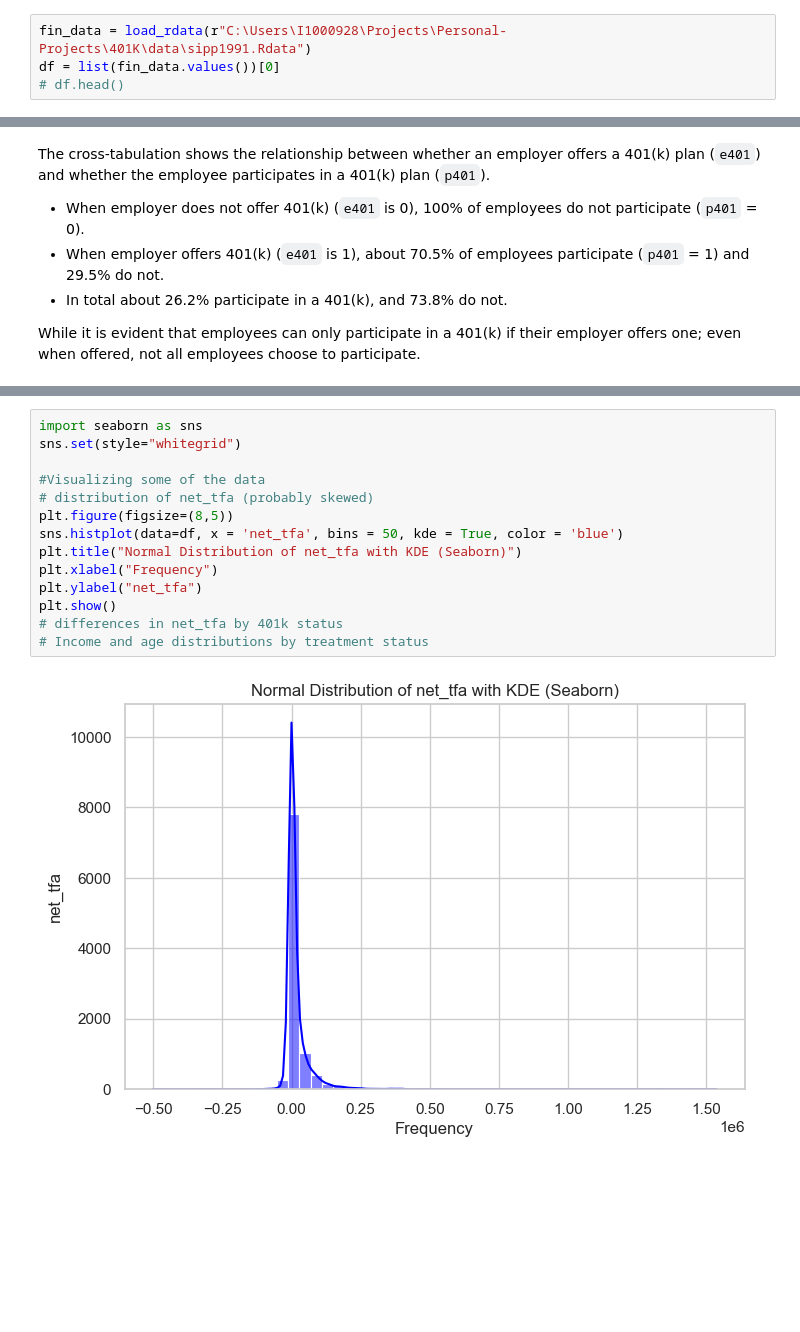
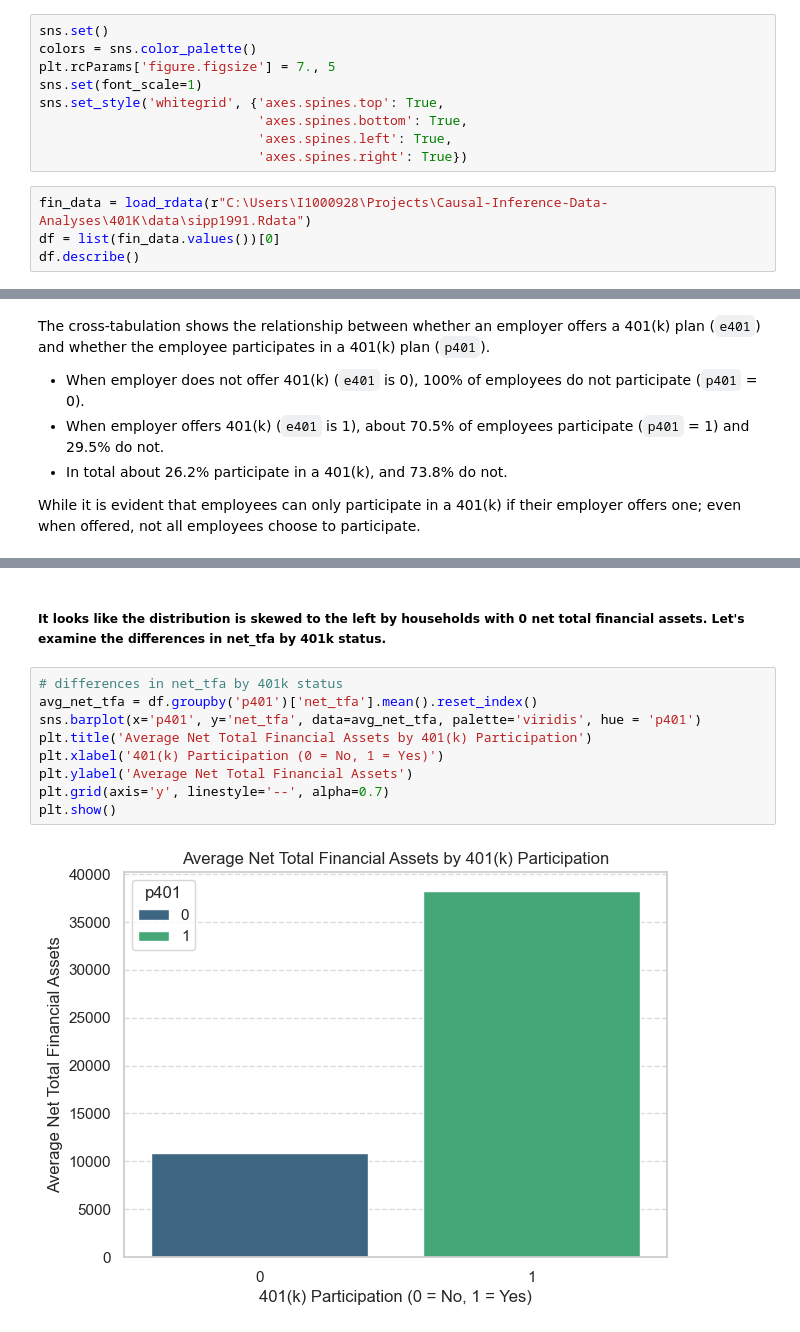
Before and after one commit to mindphil/Causal-Inference-Data-Analyses, a Jupyter notebook: 401K/sipp1991.ipynb, the cells around one changed output, grey strips where cells are left out. Saved outputs shown, nothing was run; the diff lists cells and outputs as text; blank space fills up the shorter version.

```diff
--- a/401K/sipp1991.ipynb
+++ b/401K/sipp1991.ipynb
@@ -46,4 +48,13 @@ Current working directory: c:\Users\I1000928\Projects\Personal-Projects\401K
+# %%
+sns.set()
+colors = sns.color_palette()
+plt.rcParams['figure.figsize'] = 7., 5
+sns.set(font_scale=1)
+sns.set_style('whitegrid', {'axes.spines.top': True,
+                            'axes.spines.bottom': True,
+                            'axes.spines.left': True,
+                            'axes.spines.right': True})
 # %%
-fin_data = load_rdata(r"C:\Users\I1000928\Projects\Personal-Projects\401K\data\sipp1991.Rdata")
+fin_data = load_rdata(r"C:\Users\I1000928\Projects\Causal-Inference-Data-Analyses\401K\data\sipp1991.Rdata")
 df = list(fin_data.values())[0]
-# df.head()
+df.describe()
@@ -80,16 +111,13 @@ While it is evident that employees can only participate in a 401(k) if their emp
+# %% [markdown]
+##### It looks like the distribution is skewed to the left by households with 0 net total financial assets. Let's examine the differences in net_tfa by 401k status.
 # %%
-import seaborn as sns
-sns.set(style="whitegrid")
-
-#Visualizing some of the data
-# distribution of net_tfa (probably skewed)
-plt.figure(figsize=(8,5))
-sns.histplot(data=df, x = 'net_tfa', bins = 50, kde = True, color = 'blue')
-plt.title("Normal Distribution of net_tfa with KDE (Seaborn)")
-plt.xlabel("Frequency")
-plt.ylabel("net_tfa")
+# differences in net_tfa by 401k status
+avg_net_tfa = df.groupby('p401')['net_tfa'].mean().reset_index()
+sns.barplot(x='p401', y='net_tfa', data=avg_net_tfa, palette='viridis', hue = 'p401')
+plt.title('Average Net Total Financial Assets by 401(k) Participation')
+plt.xlabel('401(k) Participation (0 = No, 1 = Yes)')
+plt.ylabel('Average Net Total Financial Assets')
+plt.grid(axis='y', linestyle='--', alpha=0.7)
 plt.show()
-# differences in net_tfa by 401k status
-# Income and age distributions by treatment status
 # %% [output]
-[figure, old version]
+[figure, new version]
```
Also changed, not shown: parts of 5 cells of this notebook.
